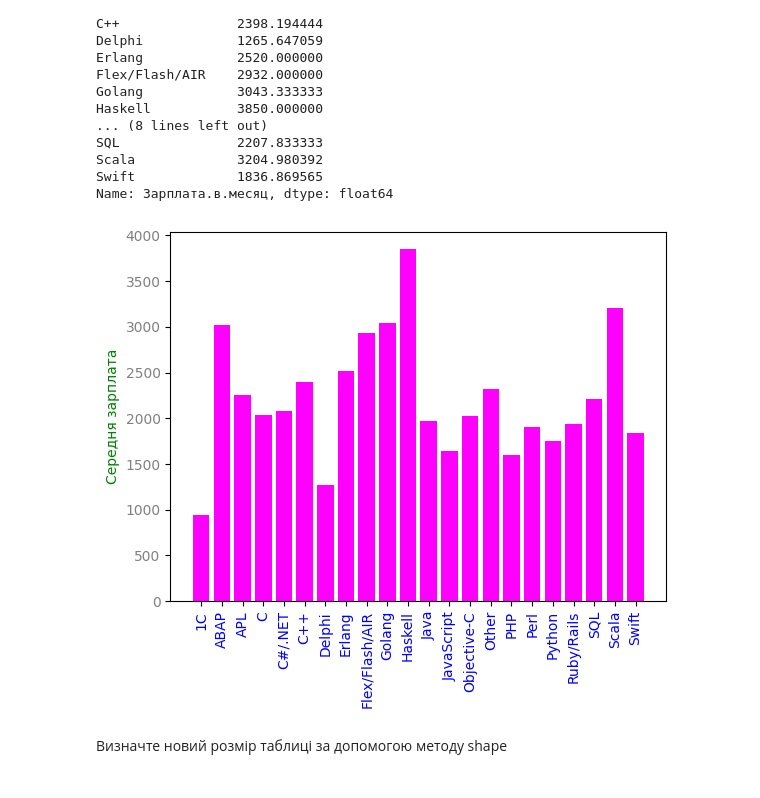
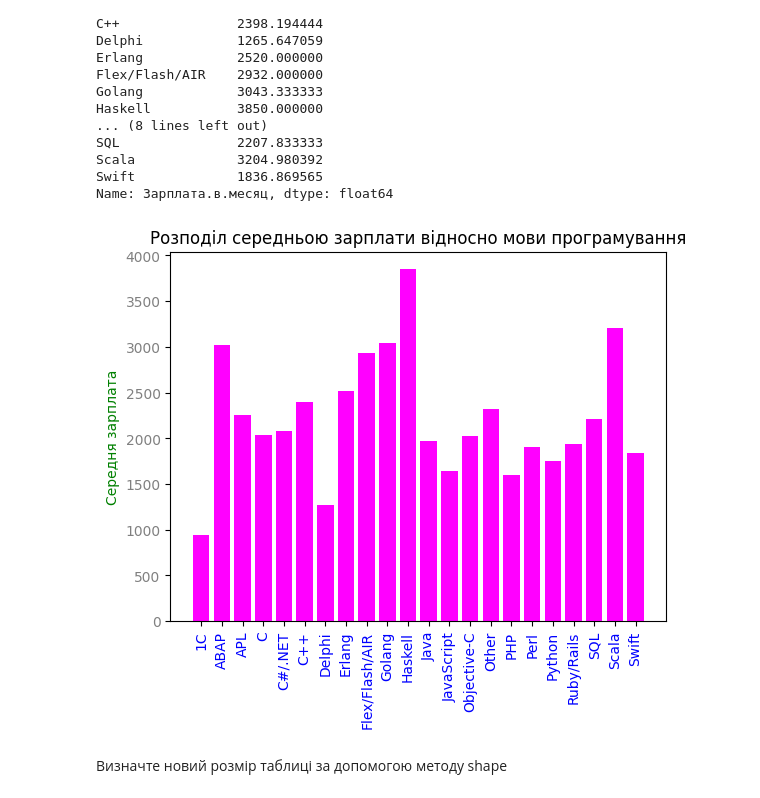
Before and after one commit to alex-kondr/Data_Science_HW_2, a Jupyter notebook: HW_2_2.ipynb, the cells around one changed output. Saved outputs shown, nothing was run; the diff lists cells and outputs as text; code cells hidden in the pictures.

```diff
--- a/HW_2_2.ipynb
+++ b/HW_2_2.ipynb
@@ -188,12 +190,13 @@ Swift             1836.869565
 Name: Зарплата.в.месяц, dtype: float64
 # %%
 plt.bar(group_by_language.index, group_by_language, color='magenta')
+plt.title('Розподіл середньою зарплати відносно мови програмування')
 plt.xticks(rotation=90, color='blue')
 plt.yticks(color='gray')
 plt.ylabel('Середня зарплата', color='green')
 plt.show()
 # %% [output]
-[figure, old version]
+[figure, new version]
 # %% [markdown]
 Визначте новий розмір таблиці за допомогою методу shape
 # %%
```
Also changed, not shown: parts of 3 cells of this notebook.
